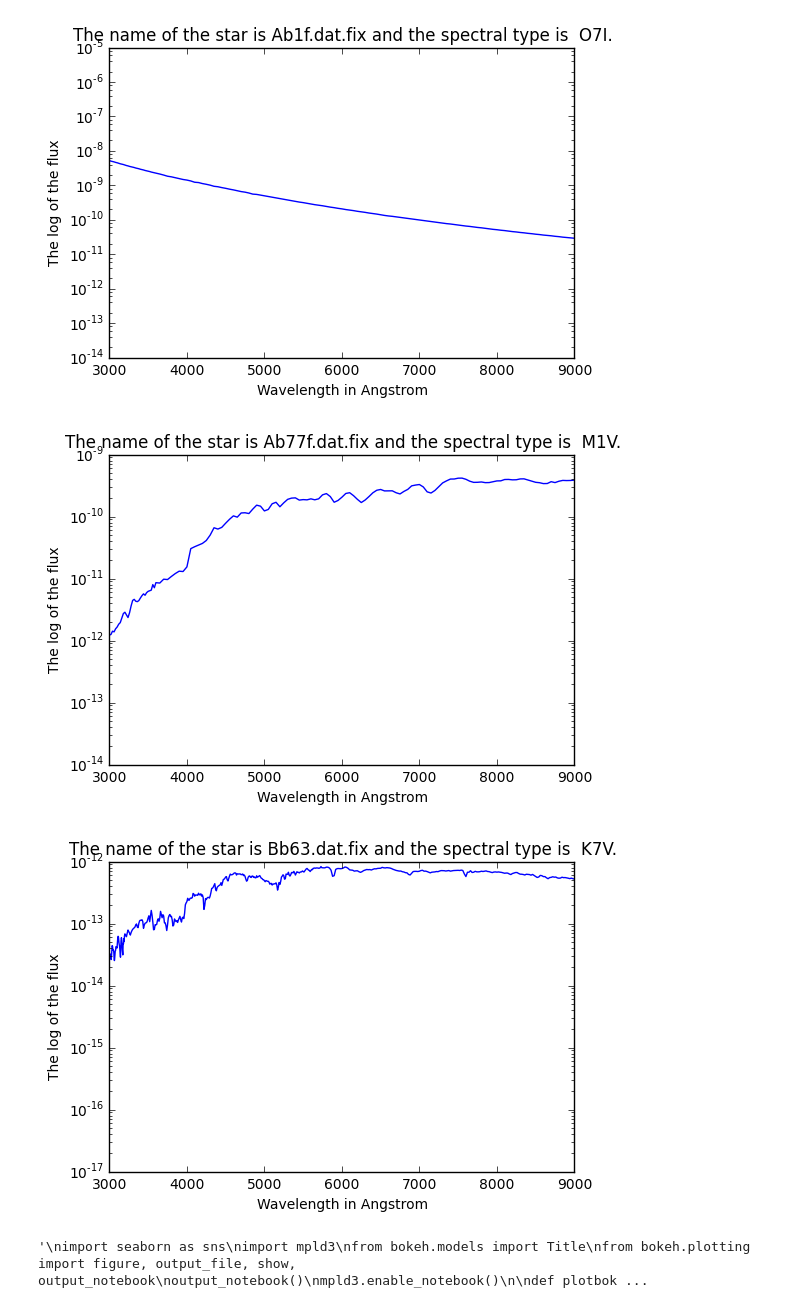
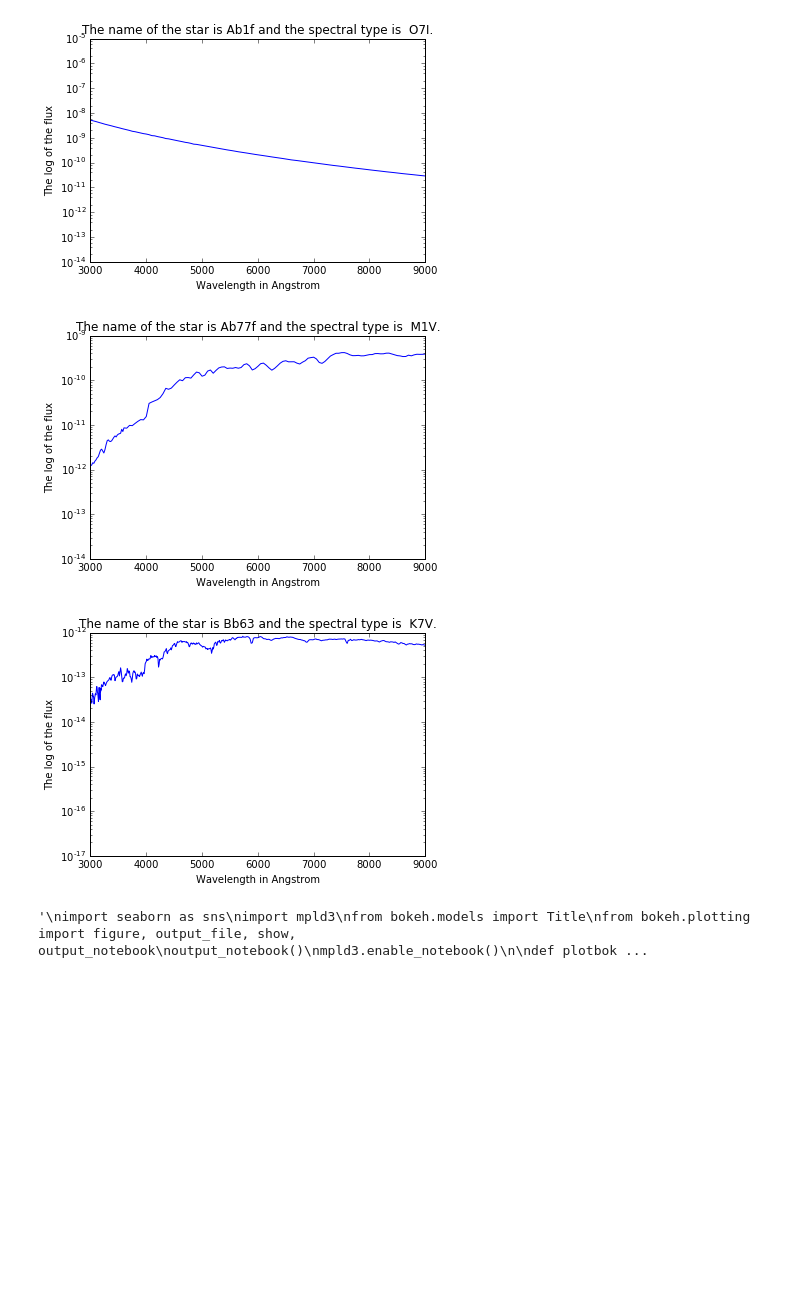
Before and after one commit to DLZRR/AL-OP-2016-2017, a Jupyter notebook: AL&OP 1.ipynb, the cells around one changed output. Cells and saved outputs as stored; diff of their text form; code cells hidden in the pictures; blank space fills up the shorter version.

```diff
--- a/AL&OP 1.ipynb
+++ b/AL&OP 1.ipynb
@@ -2,51 +2,52 @@
 import pandas as pd
 import numpy as np
 import matplotlib.pyplot as plt
+#import sp
 %matplotlib inline
 
 def read(name):
     #reads csv file
     return(pd.read_table(name,sep = ','))
 
-def calculating(name):
+def calculating(name1, name2, name3):
     #function that reads in csv file, then looks what its spectra type is, then normalises the flux and returns the title + the wavelength and flux.
-    wavelength_and_flux = read(name)
-    spectra = read("spectra.list.csv")
+    wavelength_and_flux = read(name1)
+    spectra = read("Data/spectra.list.csv")
 
     # Series are directly iterable (like a list)
     j = 0
     for i in spectra['#filename']:
         j = j + 1
-        if(i == name):
+        if(i == name2):
             type_name = spectra[' type'][j]
 
     #genormaliseerd flux
     wavelength_and_flux[' flux'] = wavelength_and_flux[' flux']/wavelength_and_flux.sum(axis = 1)
 
-    return("The name of the star is " + name + " and the spectral type is " + type_name + ".", wavelength_and_flux['# wavelength'], wavelength_and_flux[' flux'])
+    return("The name of the star is " + name3 + " and the spectral type is " + type_name + ".", wavelength_and_flux['# wavelength'], wavelength_and_flux[' flux'])
 
 def plot(title, x, y):
     #function to plot
     plt.plot(x, y)
     plt.yscale("log")
     plt.ylabel("The log of the flux")
     plt.xlabel("Wavelength in Angstrom")
     plt.xlim(3000,9000)
     plt.title(title)
     plt.show()
 
-a, b, c = calculating("Ab1f.dat.fix")
+a, b, c = calculating("Data/Ab1f.dat.fix", "Ab1f.dat.fix", "Ab1f")
 plot(a, b, c)
 
-a, b, c = calculating("Ab77f.dat.fix")
+a, b, c = calculating("Data/Ab77f.dat.fix", "Ab77f.dat.fix", "Ab77f")
 plot(a, b, c)
 
-a, b, c = calculating("Bb63.dat.fix")
+a, b, c = calculating("Data/Bb63.dat.fix", "Bb63.dat.fix", "Bb63")
 plot(a, b, c)
 # %% [output]
-[figure, old version]
+[figure, new version]
-[figure, old version]
+[figure, new version]
-[figure, old version]
+[figure, new version]
 # %%
 '''
 import seaborn as sns
```
Also changed, not shown: parts of 3 cells of this notebook.
